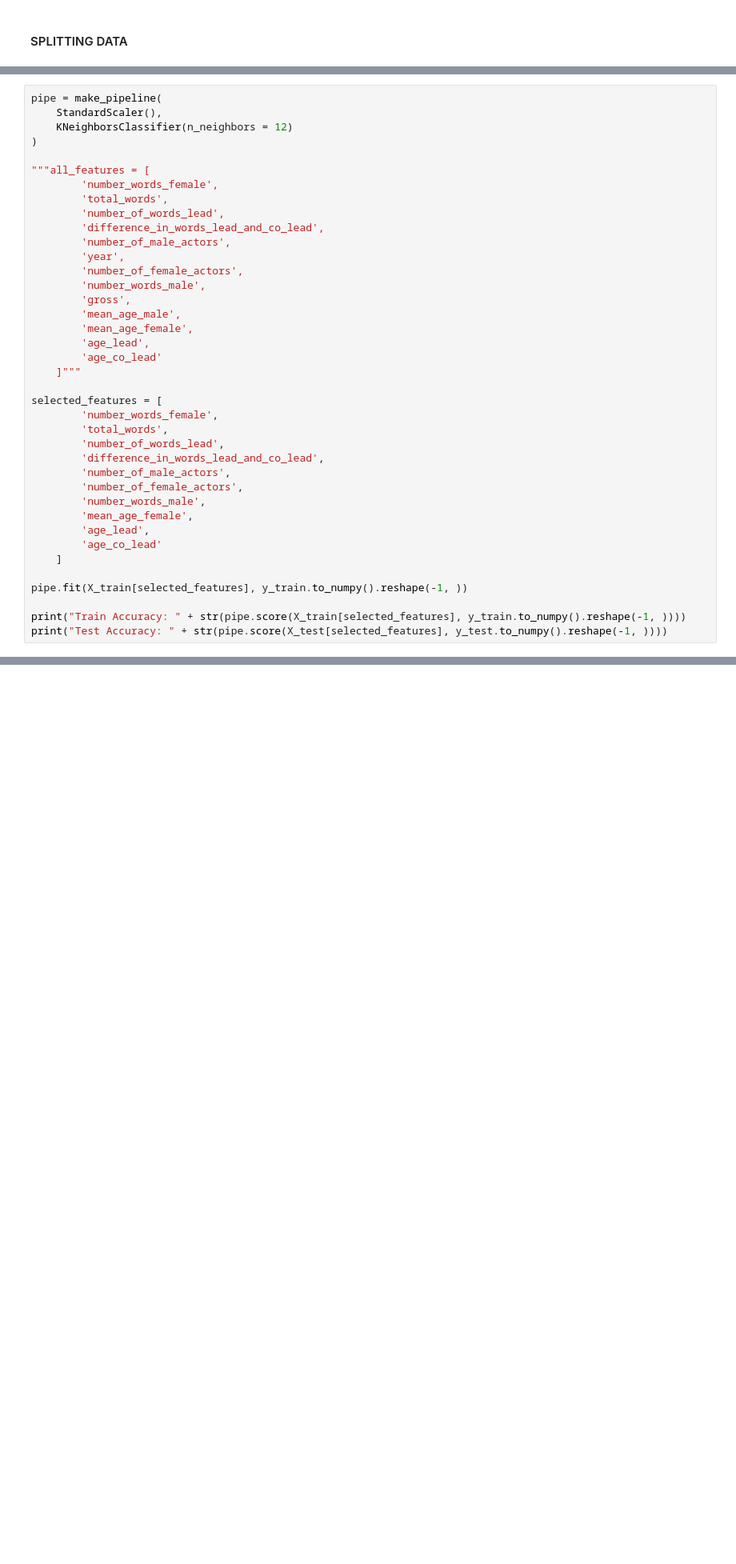
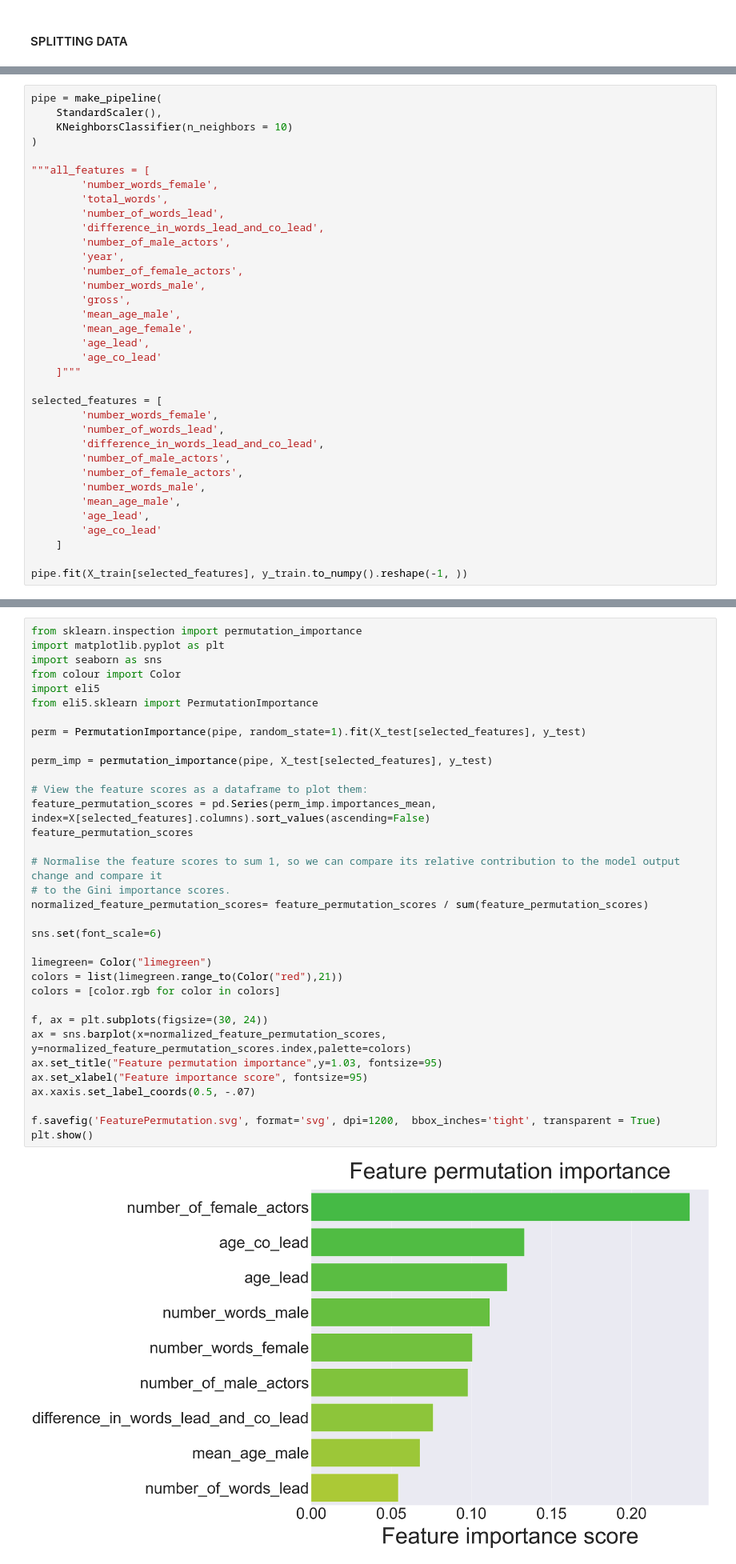
Before and after one commit to dininduviduneth/statistical-machine-learning-uu, a Jupyter notebook: models/knn_dinindu_predictor_v1.ipynb, the cells around one changed output, grey strips where cells are left out. Shown at 80% size. Cells and saved outputs as stored; diff of their text form; blank space fills up the shorter version.

```diff
--- a/models/knn_dinindu_predictor_v1.ipynb
+++ b/models/knn_dinindu_predictor_v1.ipynb
@@ -38,7 +53,7 @@ Test Accuracy: XXXX
 # %%
 pipe = make_pipeline(
     StandardScaler(),
-    KNeighborsClassifier(n_neighbors = 12)
+    KNeighborsClassifier(n_neighbors = 10)
 )
 
 """all_features = [
@@ -59,19 +74,15 @@ pipe = make_pipeline(
 
 selected_features = [
         'number_words_female',
-        'total_words',
         'number_of_words_lead',
         'difference_in_words_lead_and_co_lead',
         'number_of_male_actors',
         'number_of_female_actors',
         'number_words_male',
-        'mean_age_female',
+        'mean_age_male',
         'age_lead',
         'age_co_lead'
     ]
 
 pipe.fit(X_train[selected_features], y_train.to_numpy().reshape(-1, ))
-
-print("Train Accuracy: " + str(pipe.score(X_train[selected_features], y_train.to_numpy().reshape(-1, ))))
-print("Test Accuracy: " + str(pipe.score(X_test[selected_features], y_test.to_numpy().reshape(-1, ))))
 # %% [output]
@@ -79,0 +128,36 @@ Test Accuracy: 0.8076923076923077
+# %%
+from sklearn.inspection import permutation_importance
+import matplotlib.pyplot as plt
+import seaborn as sns
+from colour import Color
+import eli5
+from eli5.sklearn import PermutationImportance
+
+perm = PermutationImportance(pipe, random_state=1).fit(X_test[selected_features], y_test)
+
+perm_imp = permutation_importance(pipe, X_test[selected_features], y_test)
+
+# View the feature scores as a dataframe to plot them:
+feature_permutation_scores = pd.Series(perm_imp.importances_mean, index=X[selected_features].columns).sort_values(ascending=False)
+feature_permutation_scores
+
+# Normalise the feature scores to sum 1, so we can compare its relative contribution to the model output change and compare it
+# to the Gini importance scores.
+normalized_feature_permutation_scores= feature_permutation_scores / sum(feature_permutation_scores)
+
+sns.set(font_scale=6)
+
+limegreen= Color("limegreen")
+colors = list(limegreen.range_to(Color("red"),21))
+colors = [color.rgb for color in colors]
+
+f, ax = plt.subplots(figsize=(30, 24))
+ax = sns.barplot(x=normalized_feature_permutation_scores, y=normalized_feature_permutation_scores.index,palette=colors)
+ax.set_title("Feature permutation importance",y=1.03, fontsize=95)
+ax.set_xlabel("Feature importance score", fontsize=95)
+ax.xaxis.set_label_coords(0.5, -.07)
+
+f.savefig('FeaturePermutation.svg', format='svg', dpi=1200,  bbox_inches='tight', transparent = True)
+plt.show()
+# %% [output]
+[figure, added]
```
Also changed, not shown: parts of 6 cells of this notebook, 1 other file.
